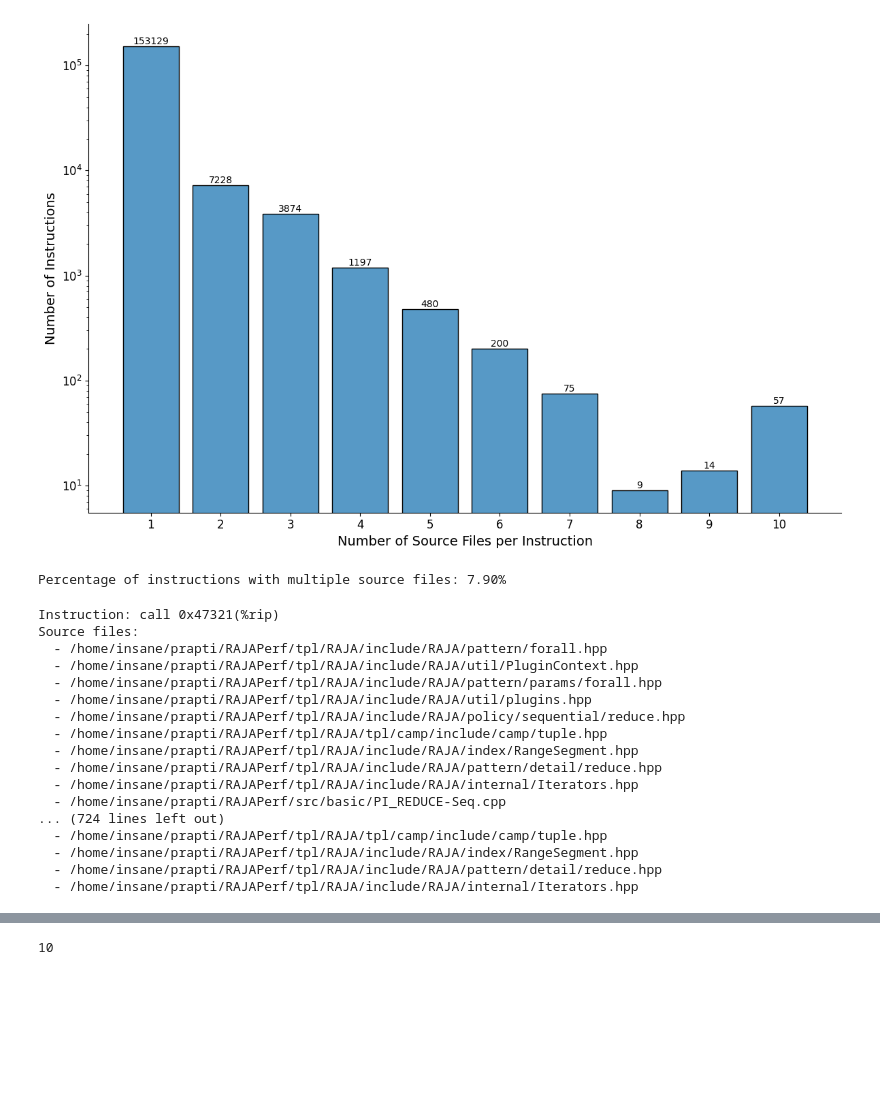
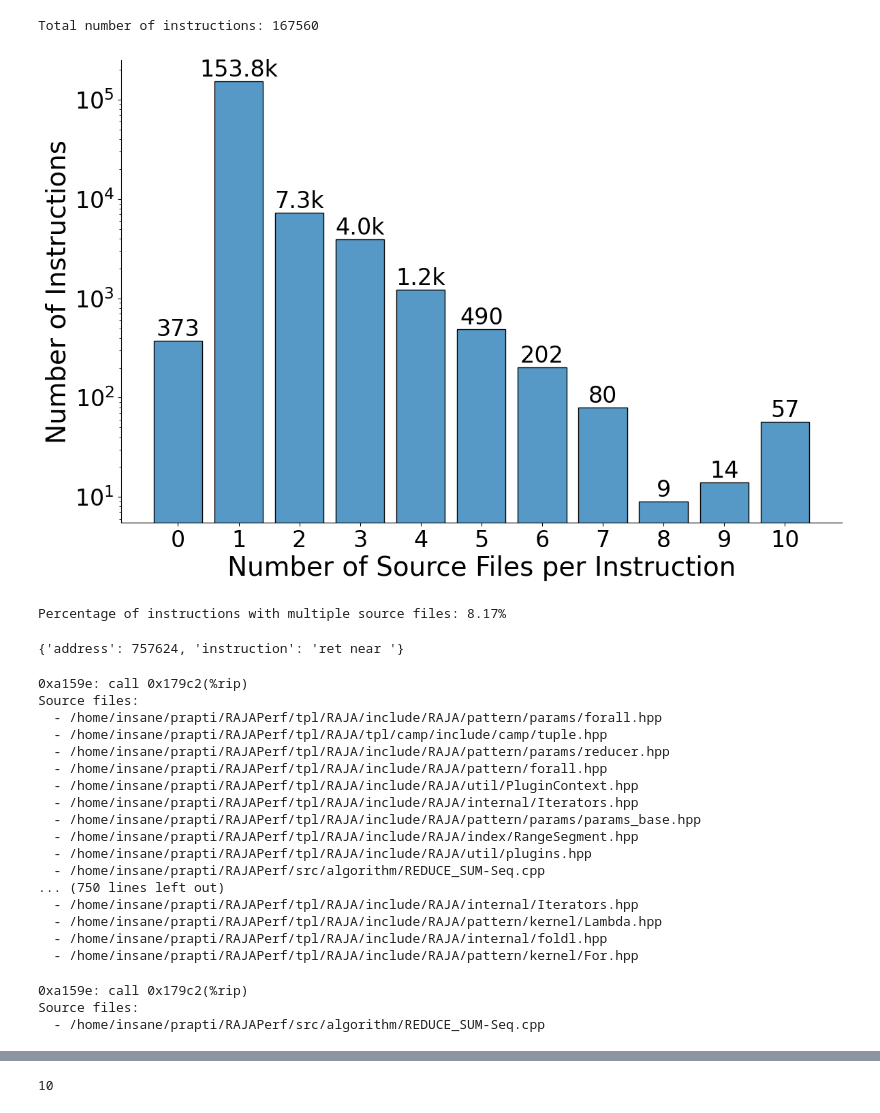
Before and after one commit to Prapti-044/dis-viz, a Jupyter notebook: analysis/main.ipynb, the cells around one changed output, grey strips where cells are left out. Cells and saved outputs as stored; diff of their text form; code cells hidden in the pictures; blank space fills up the shorter version.

```diff
--- a/analysis/main.ipynb
+++ b/analysis/main.ipynb
@@ -55,7 +55,7 @@ print([k for k in result[sample].keys()])
 ['blocks_info', 'functions']
 # %%
 # bin_result = result['raja-perf.exe']
-bin_result = result['raja-perf-O3-gcc.exe']
+bin_result = result['raja-perf-O3.exe']
 blocks = bin_result['blocks_info']['memory_order_blocks']
 # %%
 # Plot histogram of number of files per instruction
@@ -99,42 +99,51 @@ fig.update_layout(
 )
 
 fig.show()
+# %%
+total_instructions = 0
+for block in blocks:
+    total_instructions += len(block['instructions'])
+print(f"Total number of instructions: {total_instructions}")
+# %% [output]
+Total number of instructions: 167560
 # %%
 # Plot histogram of number of files per instruction
 file_counts = []
 for block in blocks:
     for instr in block['instructions']:
         if 'correspondence' in instr:
             file_counts.append(len(set(list(instr['correspondence'].keys()))))
+        else:
+            file_counts.append(0)
 
 plt.figure(figsize=(12, 8))  # Increased figure size
 ax = sns.histplot(data=file_counts, discrete=True, shrink=0.8)
 
-# Add value labels above bars
+# Add value labels above bars with k format
 for i in ax.containers:
-    ax.bar_label(i, fontsize=10)
+    ax.bar_label(i, labels=[f'{x/1000:.1f}k' if x >= 1000 else str(x) for x in i.datavalues], fontsize=24)
 
 # Increase font sizes for all text elements
-plt.xlabel('Number of Source Files per Instruction', fontsize=14)
-plt.ylabel('Number of Instructions', fontsize=14)
+plt.xlabel('Number of Source Files per Instruction', fontsize=28)  # Increased from 18
+plt.ylabel('Number of Instructions', fontsize=28)  # Increased from 18
 plt.yscale('log')
 
 # Set x-axis ticks to show all integer values with larger font
-plt.xticks(range(min(file_counts), max(file_counts) + 1), fontsize=12)
-plt.yticks(fontsize=12)
+plt.xticks(range(min(file_counts), max(file_counts) + 1), fontsize=24)  # Increased from 16
+plt.yticks(fontsize=24)  # Increased from 16
 
 # Remove border
 plt.gca().spines['top'].set_visible(False)
 plt.gca().spines['right'].set_visible(False)
 
 # Adjust title font size if present
 if plt.gca().get_title():
-    plt.title(plt.gca().get_title(), fontsize=16)
+    plt.title(plt.gca().get_title(), fontsize=32)  # Increased from 20
 
 plt.tight_layout()
 plt.show()
 # %% [output]
-[figure, old version]
+[figure, new version]
 # %%
 # Calculate percentage of instructions with multiple source file correspondences
 total_instructions = 0
@@ -151,7 +160,11 @@ for block in blocks:
 percentage = (multi_file_instructions / total_instructions) * 100 if total_instructions > 0 else 0
 print(f"Percentage of instructions with multiple source files: {percentage:.2f}%")
 # %% [output]
-Percentage of instructions with multiple source files: 7.90%
+Percentage of instructions with multiple source files: 8.17%
+# %%
+instr
+# %% [output]
+{'address': 757624, 'instruction': 'ret near '}
 # %%
 # Print source files for instructions with 10 source file correspondence
 for block in blocks:
@@ -159,29 +172,48 @@ for block in blocks:
         if 'correspondence' in instr:
             source_files = set(list(instr['correspondence'].keys()))
             if len(source_files) == 10:
-                print(f"Instruction: {instr['instruction']}")
+                print(f"0x{instr['address']:x}: {instr['instruction']}")
                 print("Source files:")
                 for file in source_files:
                     print(f"  - {file}")
                 print()
 # %% [output]
-Instruction: call 0x47321(%rip)
+0xa159e: call 0x179c2(%rip)
 Source files:
+  - /home/insane/prapti/RAJAPerf/tpl/RAJA/include/RAJA/pattern/params/forall.hpp
+  - /home/insane/prapti/RAJAPerf/tpl/RAJA/tpl/camp/include/camp/tuple.hpp
+  - /home/insane/prapti/RAJAPerf/tpl/RAJA/include/RAJA/pattern/params/reducer.hpp
   - /home/insane/prapti/RAJAPerf/tpl/RAJA/include/RAJA/pattern/forall.hpp
   - /home/insane/prapti/RAJAPerf/tpl/RAJA/include/RAJA/util/PluginContext.hpp
-  - /home/insane/prapti/RAJAPerf/tpl/RAJA/include/RAJA/pattern/params/forall.hpp
+  - /home/insane/prapti/RAJAPerf/tpl/RAJA/include/RAJA/internal/Iterators.hpp
+  - /home/insane/prapti/RAJAPerf/tpl/RAJA/include/RAJA/pattern/params/params_base.hpp
+  - /home/insane/prapti/RAJAPerf/tpl/RAJA/include/RAJA/index/RangeSegment.hpp
   - /home/insane/prapti/RAJAPerf/tpl/RAJA/include/RAJA/util/plugins.hpp
-  - /home/insane/prapti/RAJAPerf/tpl/RAJA/include/RAJA/policy/sequential/reduce.hpp
-  - /home/insane/prapti/RAJAPerf/tpl/RAJA/tpl/camp/include/camp/tuple.hpp
-  - /home/insane/prapti/RAJAPerf/tpl/RAJA/include/RAJA/index/RangeSegment.hpp
-  - /home/insane/prapti/RAJAPerf/tpl/RAJA/include/RAJA/pattern/detail/reduce.hpp
+  - /home/insane/prapti/RAJAPerf/src/algorithm/REDUCE_SUM-Seq.cpp
+... (750 lines left out)
   - /home/insane/prapti/RAJAPerf/tpl/RAJA/include/RAJA/internal/Iterators.hpp
-  - /home/insane/prapti/RAJAPerf/src/basic/PI_REDUCE-Seq.cpp
-... (724 lines left out)
-  - /home/insane/prapti/RAJAPerf/tpl/RAJA/tpl/camp/include/camp/tuple.hpp
-  - /home/insane/prapti/RAJAPerf/tpl/RAJA/include/RAJA/index/RangeSegment.hpp
-  - /home/insane/prapti/RAJAPerf/tpl/RAJA/include/RAJA/pattern/detail/reduce.hpp
-  - /home/insane/prapti/RAJAPerf/tpl/RAJA/include/RAJA/internal/Iterators.hpp
+  - /home/insane/prapti/RAJAPerf/tpl/RAJA/include/RAJA/pattern/kernel/Lambda.hpp
+  - /home/insane/prapti/RAJAPerf/tpl/RAJA/include/RAJA/internal/foldl.hpp
+  - /home/insane/prapti/RAJAPerf/tpl/RAJA/include/RAJA/pattern/kernel/For.hpp
+# %%
+# Print source files for instructions with 10 source file correspondence
+for block in blocks:
+    for instr in block['instructions']:
+        if 'correspondence' in instr:
+            source_files = set(list(instr['correspondence'].keys()))
+            if len(source_files) == 10:
+                # Filter source files to only include algorithm and apps directories
+                filtered_files = [f for f in source_files if '/src/algorithm/' in f or '/src/apps/' in f]
+                if filtered_files:  # Only print if we have matching files
+                    print(f"0x{instr['address']:x}: {instr['instruction']}")
+                    print("Source files:")
+                    for file in filtered_files:
+                        print(f"  - {file}")
+                    print()
+# %% [output]
+0xa159e: call 0x179c2(%rip)
+Source files:
+  - /home/insane/prapti/RAJAPerf/src/algorithm/REDUCE_SUM-Seq.cpp
 # %%
 # Check if there are inlines
 for func in bin_result['functions']:
```
Also changed, not shown: parts of 2 cells of this notebook, 2 other files.
